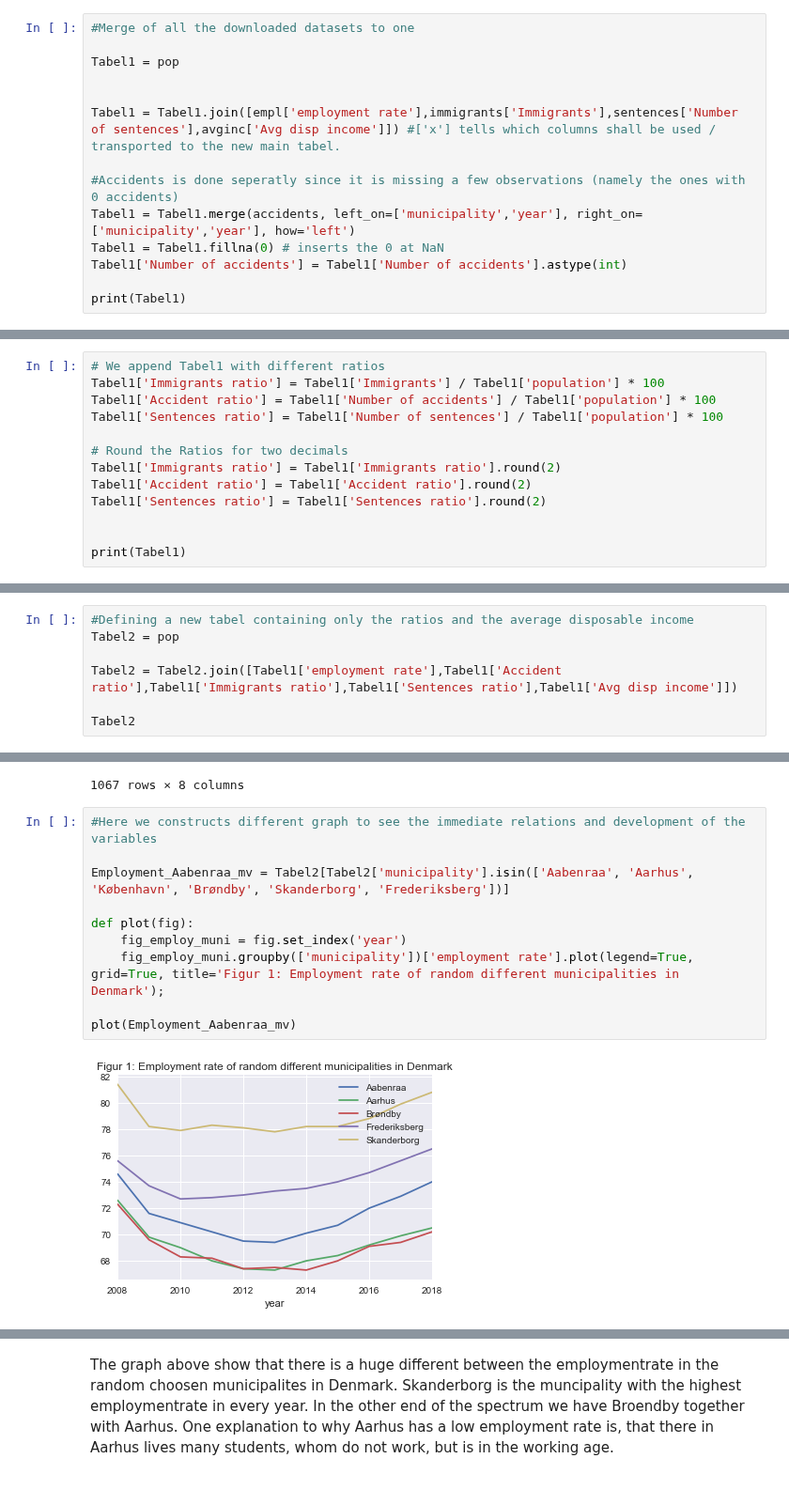
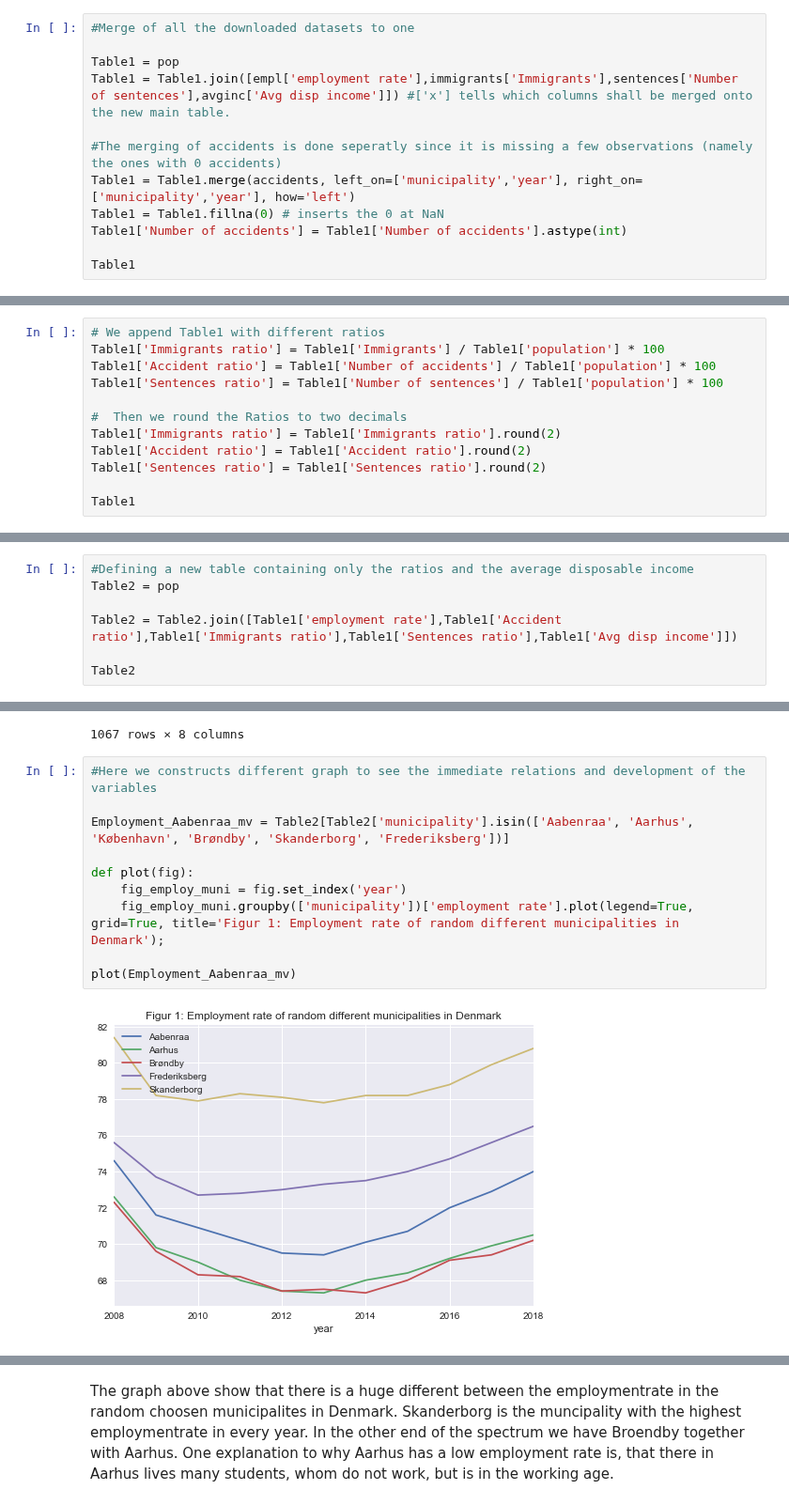
Before and after one commit to Rapyki/projects-2020-slangerne, a Jupyter notebook: dataproject/dataproject.ipynb, the cells around one changed output, grey strips where cells are left out. Shown at 94% size. Saved outputs shown, nothing was run; the diff lists cells and outputs as text.

```diff
--- a/dataproject/dataproject.ipynb
+++ b/dataproject/dataproject.ipynb
@@ -280,15 +244,13 @@ print(avginc)
 # %%
 #Merge of all the downloaded datasets to one
 
-Tabel1 = pop
+Table1 = pop
+Table1 = Table1.join([empl['employment rate'],immigrants['Immigrants'],sentences['Number of sentences'],avginc['Avg disp income']]) #['x'] tells which columns shall be merged onto the new main table.
 
+#The merging of accidents is done seperatly since it is missing a few observations (namely the ones with 0 accidents)
+Table1 = Table1.merge(accidents, left_on=['municipality','year'], right_on=['municipality','year'], how='left')
+Table1 = Table1.fillna(0) # inserts the 0 at NaN
+Table1['Number of accidents'] = Table1['Number of accidents'].astype(int)
 
-Tabel1 = Tabel1.join([empl['employment rate'],immigrants['Immigrants'],sentences['Number of sentences'],avginc['Avg disp income']]) #['x'] tells which columns shall be used / transported to the new main tabel.
-
-#Accidents is done seperatly since it is missing a few observations (namely the ones with 0 accidents)
-Tabel1 = Tabel1.merge(accidents, left_on=['municipality','year'], right_on=['municipality','year'], how='left')
-Tabel1 = Tabel1.fillna(0) # inserts the 0 at NaN
-Tabel1['Number of accidents'] = Tabel1['Number of accidents'].astype(int)
-
-print(Tabel1)
+Table1
 # %% [output]
@@ -321,14 +279,13 @@ where *X* is the variable, such aa: "Immigrants" and *pop* is the population siz
 # %%
-# We append Tabel1 with different ratios
-Tabel1['Immigrants ratio'] = Tabel1['Immigrants'] / Tabel1['population'] * 100
-Tabel1['Accident ratio'] = Tabel1['Number of accidents'] / Tabel1['population'] * 100
-Tabel1['Sentences ratio'] = Tabel1['Number of sentences'] / Tabel1['population'] * 100
+# We append Table1 with different ratios
+Table1['Immigrants ratio'] = Table1['Immigrants'] / Table1['population'] * 100
+Table1['Accident ratio'] = Table1['Number of accidents'] / Table1['population'] * 100
+Table1['Sentences ratio'] = Table1['Number of sentences'] / Table1['population'] * 100
 
-# Round the Ratios for two decimals
-Tabel1['Immigrants ratio'] = Tabel1['Immigrants ratio'].round(2)
-Tabel1['Accident ratio'] = Tabel1['Accident ratio'].round(2)
-Tabel1['Sentences ratio'] = Tabel1['Sentences ratio'].round(2)
+#  Then we round the Ratios to two decimals
+Table1['Immigrants ratio'] = Table1['Immigrants ratio'].round(2)
+Table1['Accident ratio'] = Table1['Accident ratio'].round(2)
+Table1['Sentences ratio'] = Table1['Sentences ratio'].round(2)
 
-
-print(Tabel1)
+Table1
 # %% [output]
@@ -352,10 +305,10 @@ municipality  year  population  employment rate  Immigrants  \
 # %%
-#Defining a new tabel containing only the ratios and the average disposable income
-Tabel2 = pop
+#Defining a new table containing only the ratios and the average disposable income
+Table2 = pop
 
-Tabel2 = Tabel2.join([Tabel1['employment rate'],Tabel1['Accident ratio'],Tabel1['Immigrants ratio'],Tabel1['Sentences ratio'],Tabel1['Avg disp income']])
+Table2 = Table2.join([Table1['employment rate'],Table1['Accident ratio'],Table1['Immigrants ratio'],Table1['Sentences ratio'],Table1['Avg disp income']])
 
-Tabel2
+Table2
 # %% [output]
 |  | municipality | year | population | employment rate | Accident ratio | Immigrants ratio | Sentences ratio | ... |
 | 0 | Aabenraa | 2008 | 60189 | 74.6 | 0.01 | 2.97 | 81.74 | ... |
@@ -373,12 +326,12 @@ Tabel2
 # %%
 #Here we constructs different graph to see the immediate relations and development of the variables
 
-Employment_Aabenraa_mv = Tabel2[Tabel2['municipality'].isin(['Aabenraa', 'Aarhus', 'København', 'Brøndby', 'Skanderborg', 'Frederiksberg'])]
+Employment_Aabenraa_mv = Table2[Table2['municipality'].isin(['Aabenraa', 'Aarhus', 'København', 'Brøndby', 'Skanderborg', 'Frederiksberg'])]
 
 def plot(fig):
     fig_employ_muni = fig.set_index('year')
     fig_employ_muni.groupby(['municipality'])['employment rate'].plot(legend=True, grid=True, title='Figur 1: Employment rate of random different municipalities in Denmark');
 
 plot(Employment_Aabenraa_mv)
 # %% [output]
-[figure, old version]
+[figure, new version]
```
Also changed, not shown: parts of 18 cells of this notebook, 1 other file.
